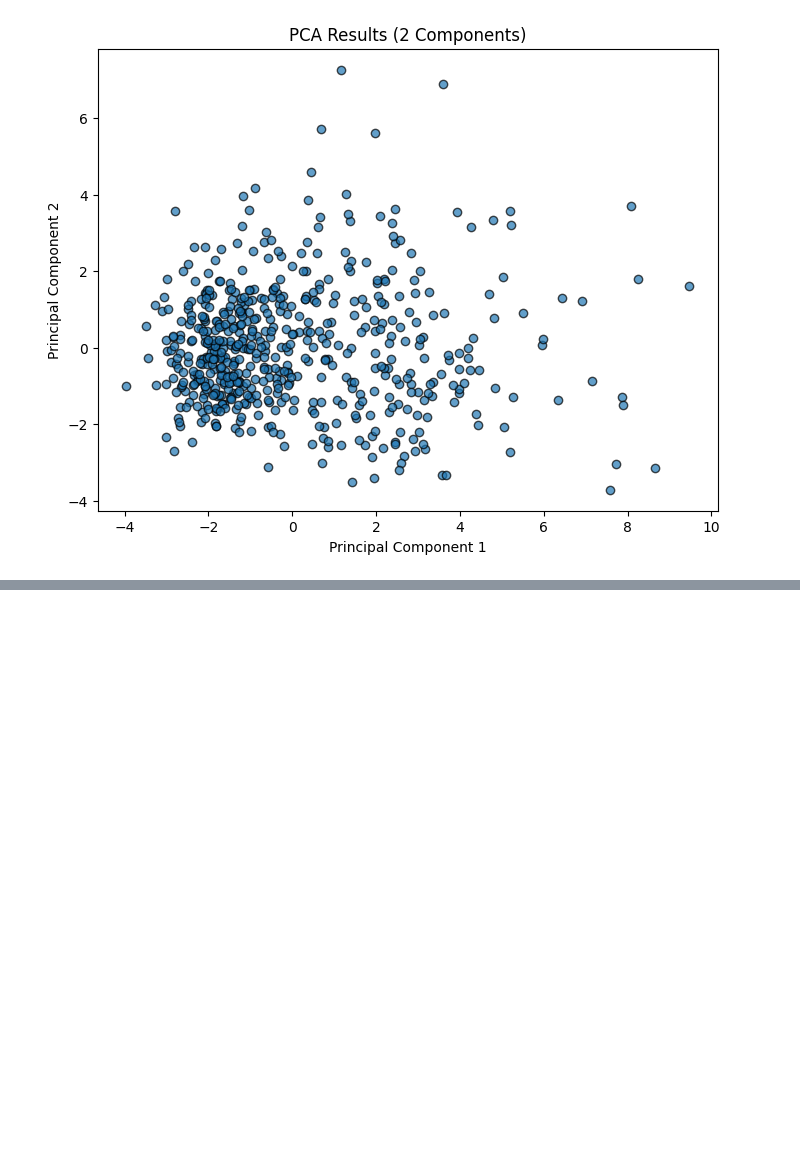
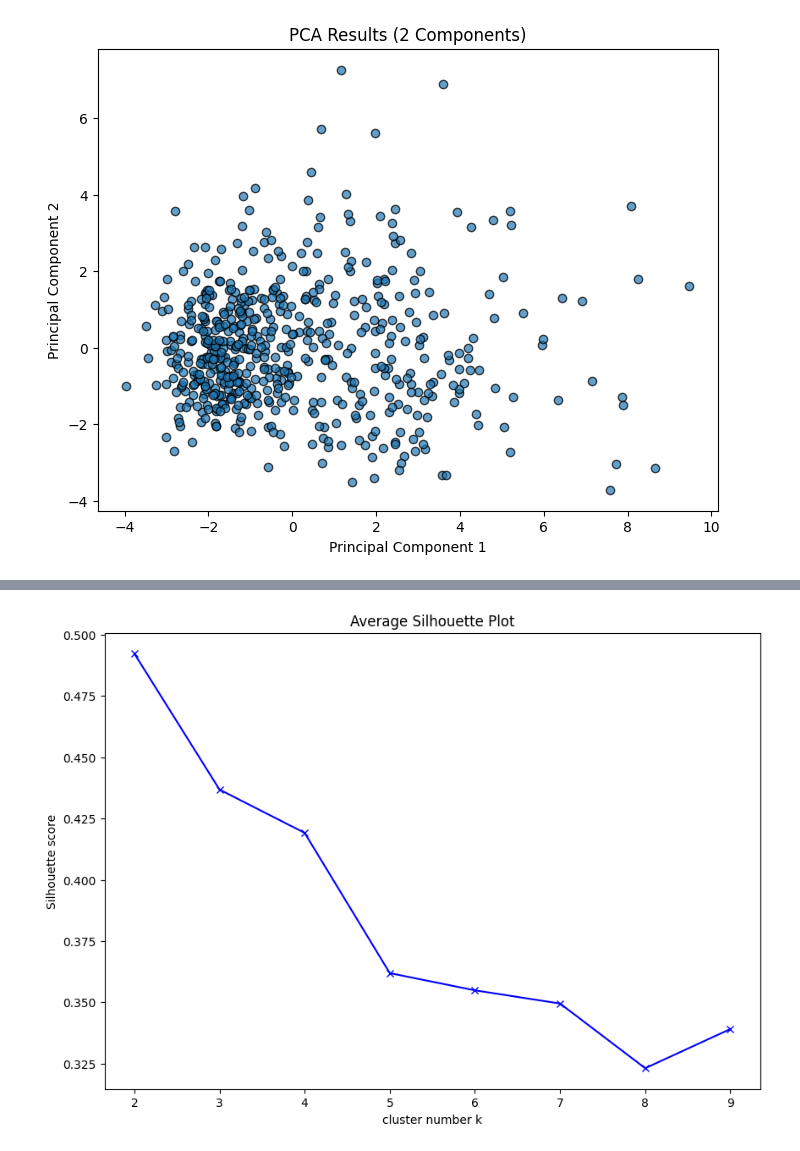
Before and after one commit to OutWooods/statistics-course, a Jupyter notebook: exploring-initial-data.ipynb, the cells around one changed output, grey strips where cells are left out. Saved outputs shown, nothing was run; the diff lists cells and outputs as text; code cells hidden in the pictures; blank space fills up the shorter version.

```diff
--- a/exploring-initial-data.ipynb
+++ b/exploring-initial-data.ipynb
@@ -110,0 +135,23 @@ plt.show()
+# %%
+# Elbow doesn't give us much indicator - except a bit drop between 1-2. We can double check with silhouette
+
+K = range(2, 10)
+silhouette_avg = []
+for num_clusters in K:
+
+ # initialise kmeans
+ km = KMeans(n_clusters=num_clusters, n_init=25)
+ km.fit(data_frame_of_pca)
+ cluster_labels = km.labels_
+
+ # silhouette score
+ silhouette_avg.append(silhouette_score(data_frame_of_pca, cluster_labels))
+
+plt.figure(figsize=(10,7))
+plt.plot(K,silhouette_avg,'bx-')
+plt.xlabel('cluster number k')
+plt.ylabel('Silhouette score')
+plt.title('Average Silhouette Plot')
+plt.show()
+# %% [output]
+[figure, added]
```
Also changed, not shown: parts of 5 cells of this notebook.
